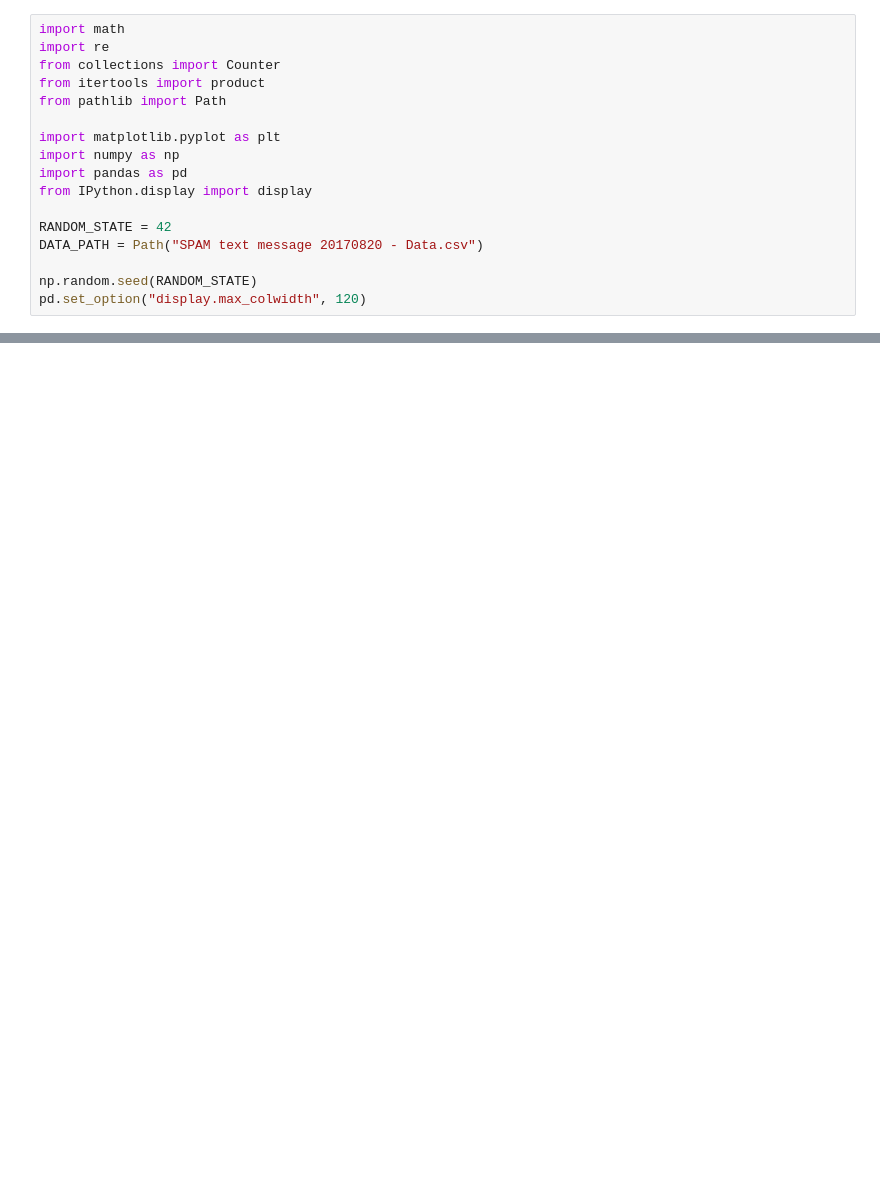
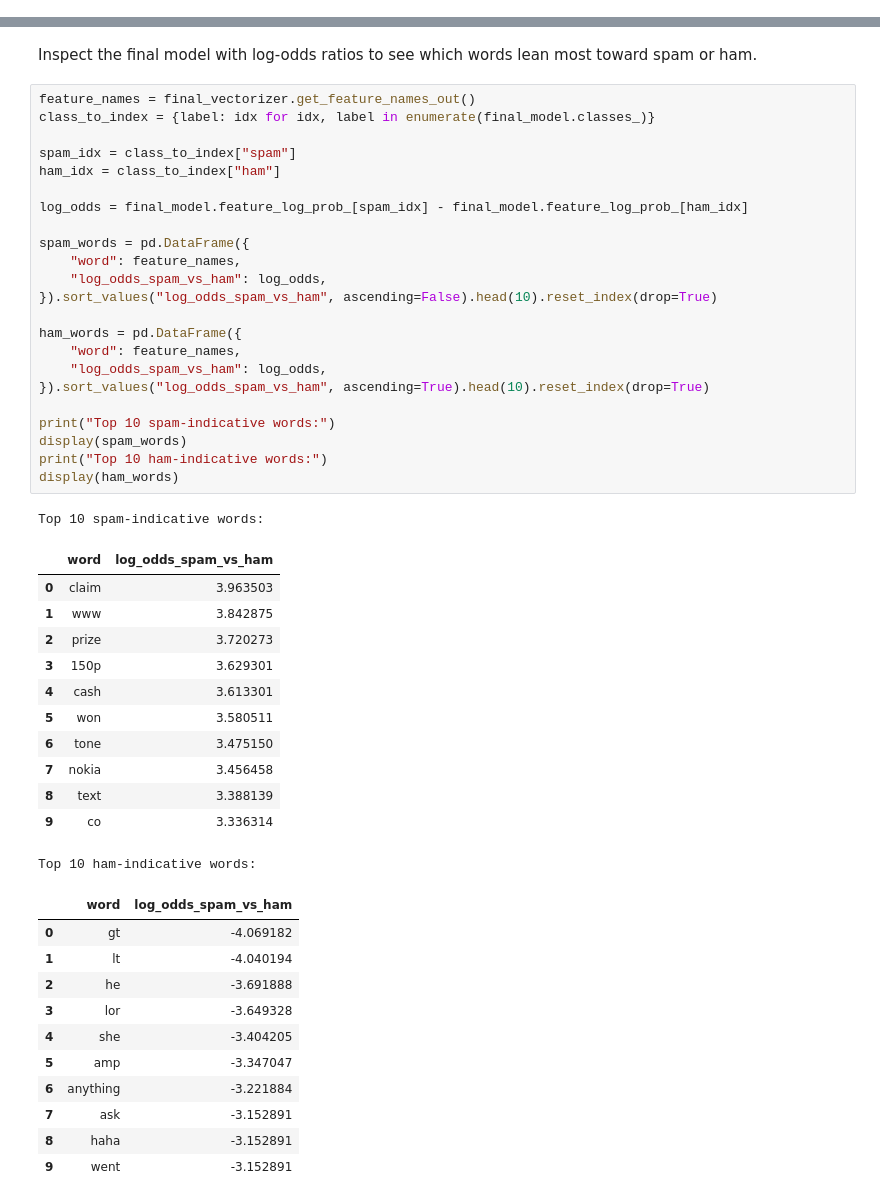
Before and after one commit to noamra34/machine_learning, a Jupyter notebook: spam_mails/spam_text_classification_from_scratch.ipynb, the cells around one changed output, grey strips where cells are left out. Saved outputs shown, nothing was run; the diff lists cells and outputs as text; blank space fills up the shorter version.

```diff
--- a/spam_mails/spam_text_classification_from_scratch.ipynb
+++ b/spam_mails/spam_text_classification_from_scratch.ipynb
@@ -39,17 +0,0 @@ Why this choice?
-# %%
-import math
-import re
-from collections import Counter
-from itertools import product
-from pathlib import Path
-
-import matplotlib.pyplot as plt
-import numpy as np
-import pandas as pd
-from IPython.display import display
-
-RANDOM_STATE = 42
-DATA_PATH = Path("SPAM text message 20170820 - Data.csv")
-
-np.random.seed(RANDOM_STATE)
-pd.set_option("display.max_colwidth", 120)
@@ -971,0 +432,50 @@ Even with those simplifications, the model can still perform strongly on short t
+# %% [markdown]
+Inspect the final model with log-odds ratios to see which words lean most toward spam or ham.
+# %%
+feature_names = final_vectorizer.get_feature_names_out()
+class_to_index = {label: idx for idx, label in enumerate(final_model.classes_)}
+
+spam_idx = class_to_index["spam"]
+ham_idx = class_to_index["ham"]
+
+log_odds = final_model.feature_log_prob_[spam_idx] - final_model.feature_log_prob_[ham_idx]
+
+spam_words = pd.DataFrame({
+    "word": feature_names,
+    "log_odds_spam_vs_ham": log_odds,
+}).sort_values("log_odds_spam_vs_ham", ascending=False).head(10).reset_index(drop=True)
+
+ham_words = pd.DataFrame({
+    "word": feature_names,
+    "log_odds_spam_vs_ham": log_odds,
+}).sort_values("log_odds_spam_vs_ham", ascending=True).head(10).reset_index(drop=True)
+
+print("Top 10 spam-indicative words:")
+display(spam_words)
+print("Top 10 ham-indicative words:")
+display(ham_words)
+# %% [output]
+Top 10 spam-indicative words:
+|  | word | log_odds_spam_vs_ham |
+| 0 | claim | 3.963503 |
+| 1 | www | 3.842875 |
+| 2 | prize | 3.720273 |
+| 3 | 150p | 3.629301 |
+| 4 | cash | 3.613301 |
+| 5 | won | 3.580511 |
+| 6 | tone | 3.475150 |
+| 7 | nokia | 3.456458 |
+| 8 | text | 3.388139 |
+| 9 | co | 3.336314 |
+Top 10 ham-indicative words:
+|  | word | log_odds_spam_vs_ham |
+| 0 | gt | -4.069182 |
+| 1 | lt | -4.040194 |
+| 2 | he | -3.691888 |
+| 3 | lor | -3.649328 |
+| 4 | she | -3.404205 |
+| 5 | amp | -3.347047 |
+| 6 | anything | -3.221884 |
+| 7 | ask | -3.152891 |
+| 8 | haha | -3.152891 |
+| 9 | went | -3.152891 |
```
Also changed, not shown: parts of 48 cells of this notebook, 2 other files.
